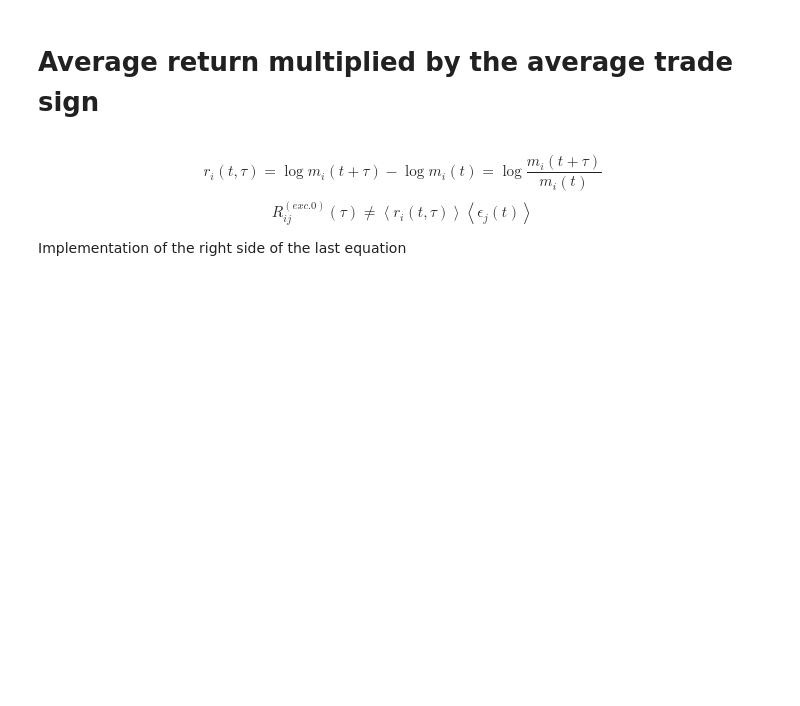
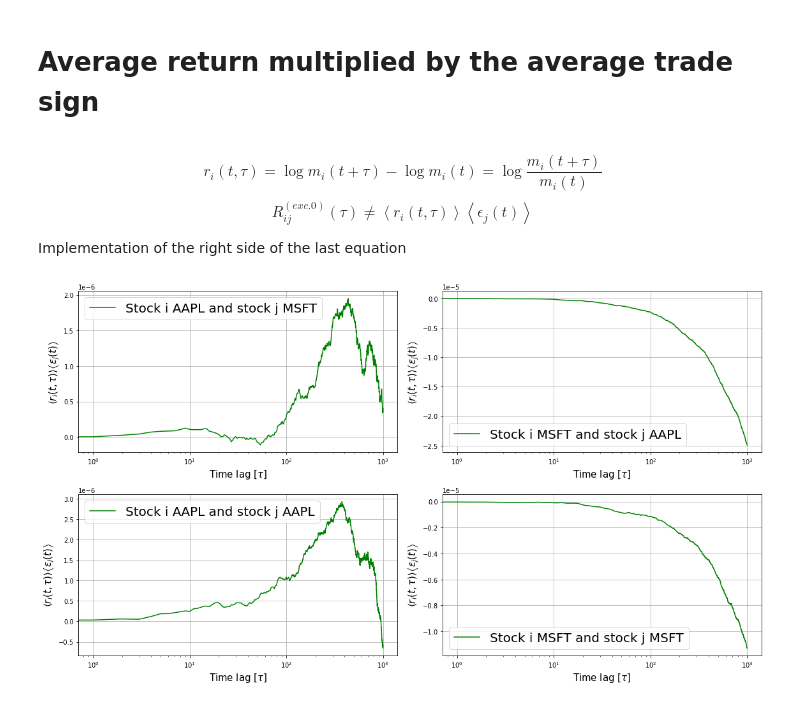
Before and after one commit to juanhenao21/financial_response_spread_year, a Jupyter notebook: Cross_response_individual_stock/Algorithms/avg_return_avg_trade.ipynb, the cells around one changed output. Saved outputs shown, nothing was run; the diff lists cells and outputs as text; code cells hidden in the pictures; blank space fills up the shorter version.

```diff
--- a/Cross_response_individual_stock/Algorithms/avg_return_avg_trade.ipynb
+++ b/Cross_response_individual_stock/Algorithms/avg_return_avg_trade.ipynb
@@ -17,7 +17,7 @@ import pickle
 # Using the only two common stocks in both data sets
 ticker_i = 'AAPL'
 ticker_j = 'MSFT'
-day = '07'
+day = '09'
 # %%
 def avg_return_avg_trade(ticker_i, ticker_j, day, tau_val):
     '''
@@ -94,32 +96,38 @@ plot1 = plt.semilogx(cross1, '-g', label='Stock i %s and stock j %s' % (ticker_i
 plt.xlabel(r'Time lag $[\tau]$', fontsize=15)
 plt.ylabel(r'$ \left \langle r_{i}\left ( t, \tau \right ) \right \rangle \left \langle \epsilon_{j} \left ( t \right ) \right \rangle $', fontsize=15)
 plt.legend(loc='best', fontsize=20)
+plt.ticklabel_format(style='sci', axis='y', scilimits=(0,0))
 plt.grid(True)
 
 ax2 = plt.subplot(222)
 plot2 = plt.semilogx(cross2, '-g', label='Stock i %s and stock j %s' % (ticker_j, ticker_i))
 plt.xlabel(r'Time lag $[\tau]$', fontsize=15)
 plt.ylabel(r'$ \left \langle r_{i}\left ( t, \tau \right ) \right \rangle \left \langle \epsilon_{j} \left ( t \right ) \right \rangle $', fontsize=15)
 #plt.setp(ax2.get_xticklabels(), visible = False)
 #plt.setp(ax2.get_yticklabels(), visible = False)
 plt.legend(loc='best', fontsize=20)
+plt.ticklabel_format(style='sci', axis='y', scilimits=(0,0))
 plt.grid(True)
 
 ax3 = plt.subplot(223)
 plot3 = plt.semilogx(cross3, '-g', label='Stock i %s and stock j %s' % (ticker_i, ticker_i))
 plt.xlabel(r'Time lag $[\tau]$', fontsize=15)
 plt.ylabel(r'$ \left \langle r_{i}\left ( t, \tau \right ) \right \rangle \left \langle \epsilon_{j} \left ( t \right ) \right \rangle $', fontsize=15)
 plt.legend(loc='best', fontsize=20)
+plt.ticklabel_format(style='sci', axis='y', scilimits=(0,0))
 plt.grid(True)
 
 ax4 = plt.subplot(224)
 plot4 = plt.semilogx(cross4, '-g', label='Stock i %s and stock j %s' % (ticker_j, ticker_j))
 plt.xlabel(r'Time lag $[\tau]$', fontsize=15)
 plt.ylabel(r'$ \left \langle r_{i}\left ( t, \tau \right ) \right \rangle \left \langle \epsilon_{j} \left ( t \right ) \right \rangle $', fontsize=15)
 #plt.setp(ax4.get_yticklabels(), visible = False)
 plt.legend(loc='best', fontsize=20)
+plt.ticklabel_format(style='sci', axis='y', scilimits=(0,0))
 plt.grid(True)
 
 plt.tight_layout()
 
 plt.savefig('avg_product.png')
+# %% [output]
+[figure, added]
```
Also changed, not shown: parts of 1 cell of this notebook, 5 other files.
